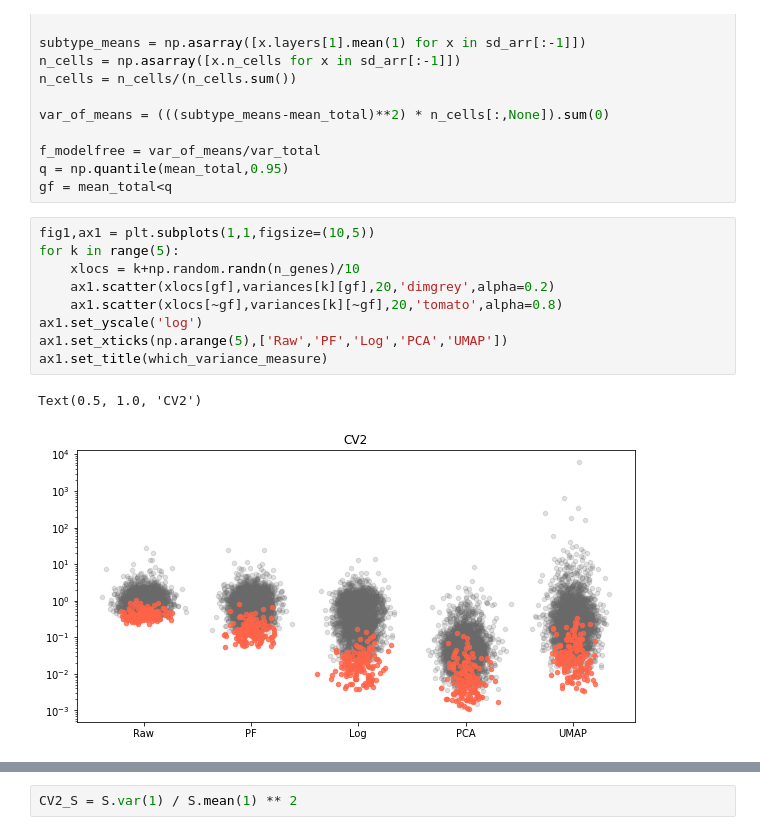
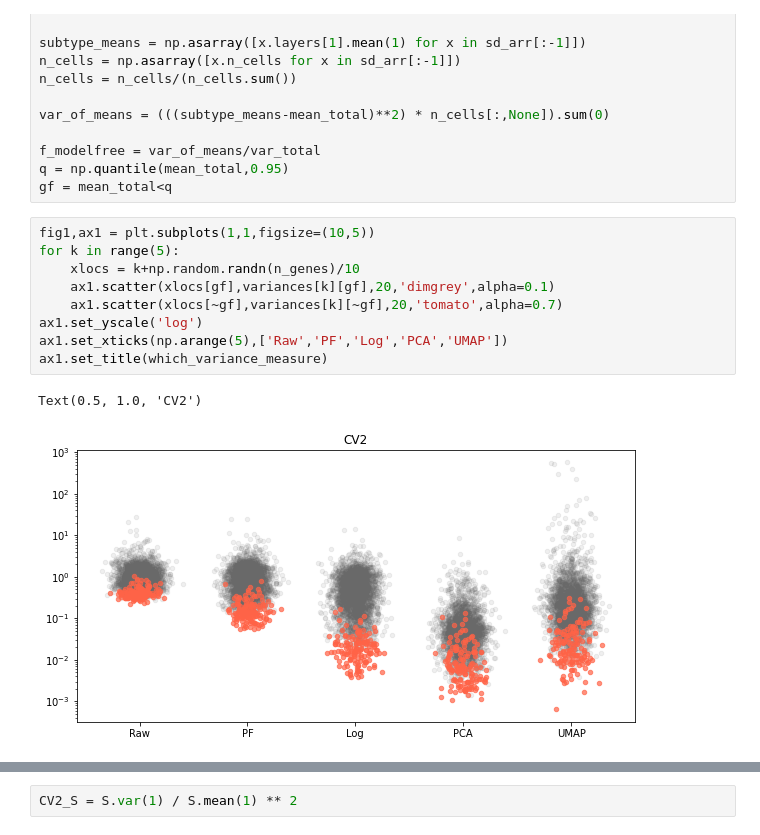
Before and after one commit to pachterlab/monod_examples, a Jupyter notebook: manuscript_computation/gg220602_allen_cellsubtypes_norm.ipynb, the cells around one changed output, grey strips where cells are left out. Cells and saved outputs as stored; diff of their text form.

```diff
--- a/manuscript_computation/gg220602_allen_cellsubtypes_norm.ipynb
+++ b/manuscript_computation/gg220602_allen_cellsubtypes_norm.ipynb
@@ -123,15 +123,15 @@ gf = mean_total<q
 # %%
 fig1,ax1 = plt.subplots(1,1,figsize=(10,5))
 for k in range(5):
     xlocs = k+np.random.randn(n_genes)/10
-    ax1.scatter(xlocs[gf],variances[k][gf],20,'dimgrey',alpha=0.2)
-    ax1.scatter(xlocs[~gf],variances[k][~gf],20,'tomato',alpha=0.8)
+    ax1.scatter(xlocs[gf],variances[k][gf],20,'dimgrey',alpha=0.1)
+    ax1.scatter(xlocs[~gf],variances[k][~gf],20,'tomato',alpha=0.7)
 ax1.set_yscale('log')
 ax1.set_xticks(np.arange(5),['Raw','PF','Log','PCA','UMAP'])
 ax1.set_title(which_variance_measure)
 # %% [output]
 Text(0.5, 1.0, 'CV2')
-[figure, old version]
+[figure, new version]
 # %%
 fig1,ax1 = plt.subplots(2,2,figsize=(10,10))
 
```
Also changed, not shown: parts of 13 cells of this notebook, 4 other files.
